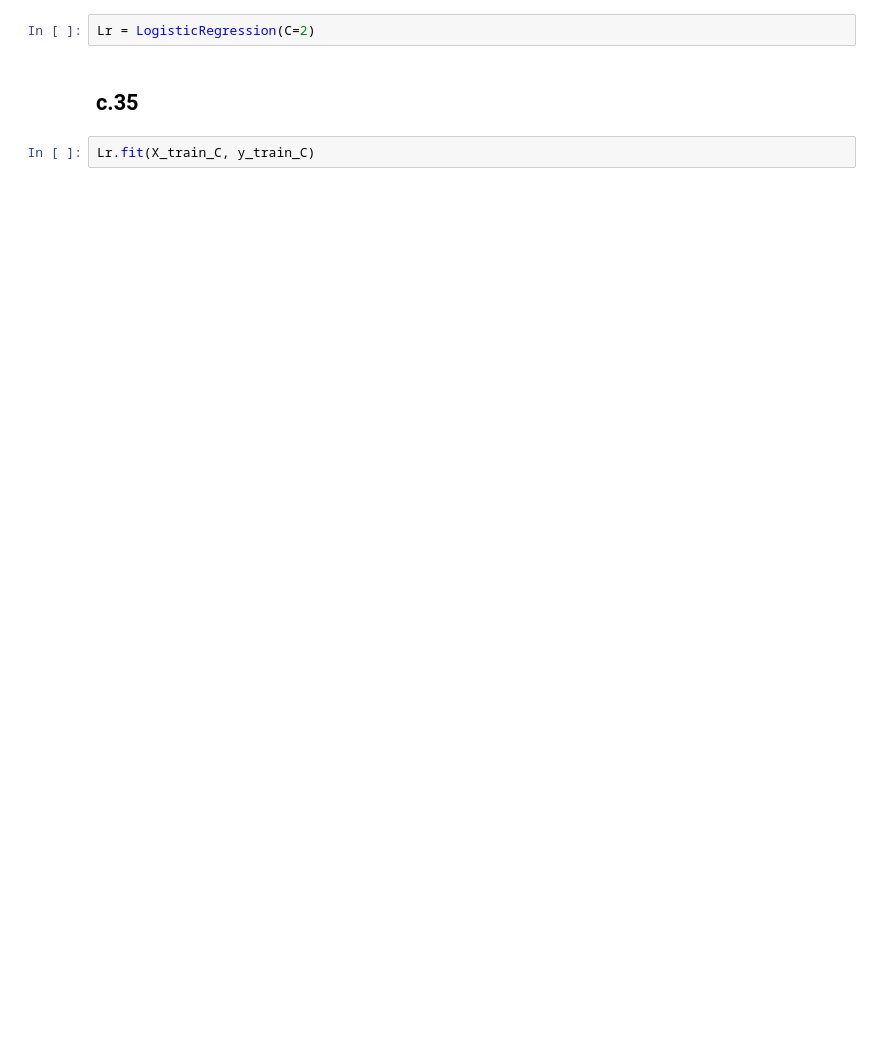
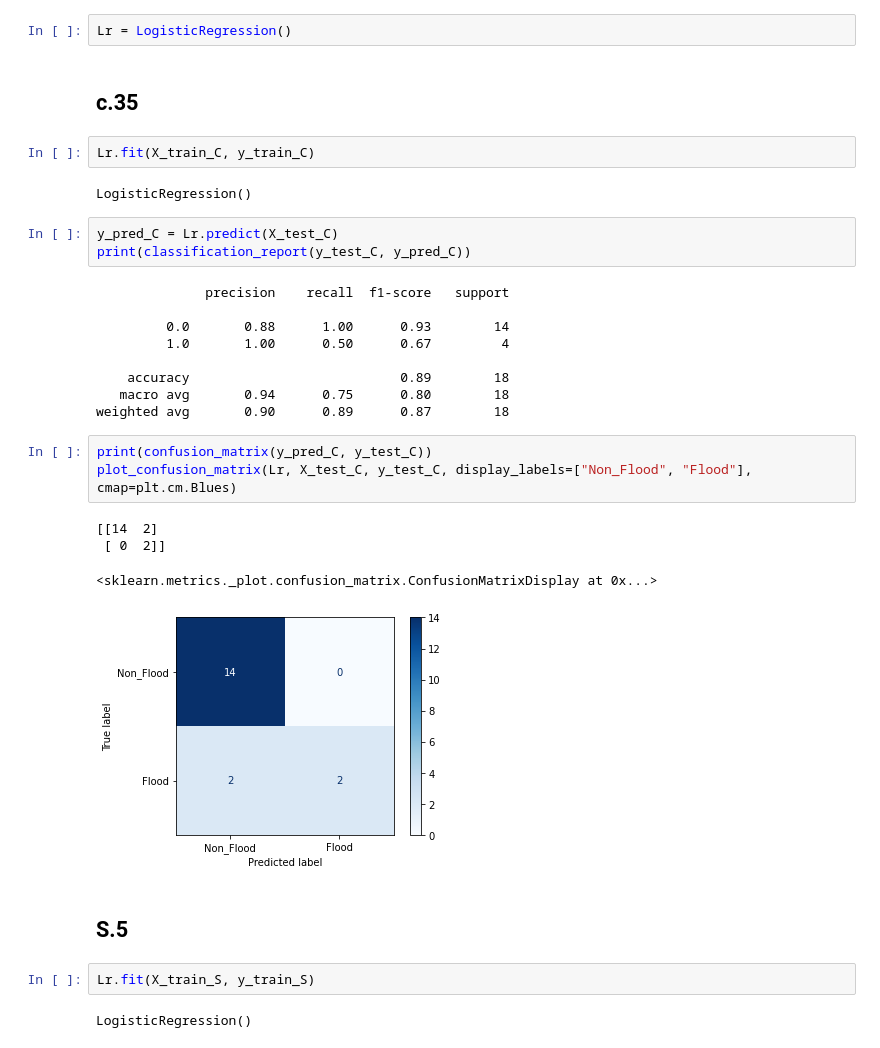
Before and after one commit to TermProject702/Flooding702, a Jupyter notebook: Model.ipynb, the cells around one changed output. Saved outputs shown, nothing was run; the diff lists cells and outputs as text; blank space fills up the shorter version.

Commit message:
Predict flooding on both area and Generate Confusion Matrix

```diff
--- a/Model.ipynb
+++ b/Model.ipynb
@@ -333,8 +331,36 @@ ValueError: y should be a 1d array, got an array of shape (70, 2) instead.
 # %% [markdown]
 # Logistic Regression
 # %%
-Lr = LogisticRegression(C=2)
+Lr = LogisticRegression()
 # %% [markdown]
 ## c.35
 # %%
 Lr.fit(X_train_C, y_train_C)
+# %% [output]
+LogisticRegression()
+# %%
+y_pred_C = Lr.predict(X_test_C)
+print(classification_report(y_test_C, y_pred_C))
+# %% [output]
+              precision    recall  f1-score   support
+
+         0.0       0.88      1.00      0.93        14
+         1.0       1.00      0.50      0.67         4
+
+    accuracy                           0.89        18
+   macro avg       0.94      0.75      0.80        18
+weighted avg       0.90      0.89      0.87        18
+# %%
+print(confusion_matrix(y_pred_C, y_test_C))
+plot_confusion_matrix(Lr, X_test_C, y_test_C, display_labels=["Non_Flood", "Flood"], cmap=plt.cm.Blues)
+# %% [output]
+[[14  2]
+ [ 0  2]]
+<sklearn.metrics._plot.confusion_matrix.ConfusionMatrixDisplay at 0x...>
+[figure, added]
+# %% [markdown]
+## S.5
+# %%
+Lr.fit(X_train_S, y_train_S)
+# %% [output]
+LogisticRegression()
```
Also changed, not shown: parts of 3 cells of this notebook.
